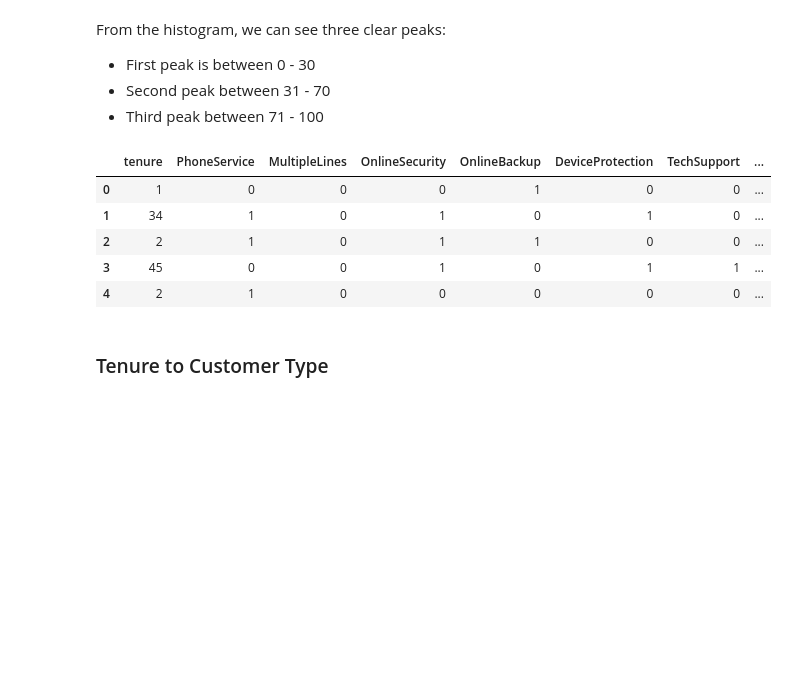
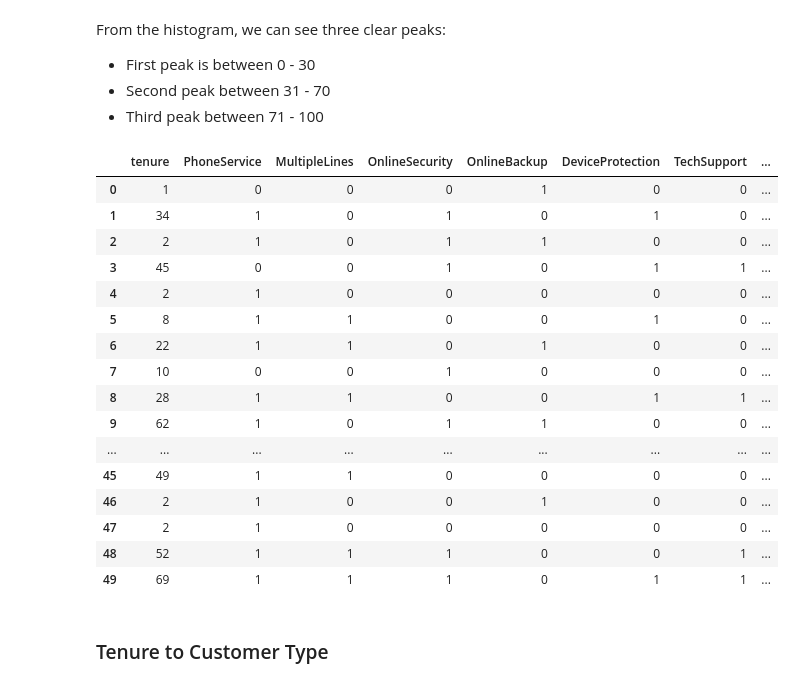
Before and after one commit to jacktorrealba/customer-churn, a Jupyter notebook: backend/notebooks/03_feature_engineering.ipynb, the cells around one changed output. Cells and saved outputs as stored; diff of their text form; code cells hidden in the pictures; blank space fills up the shorter version.

```diff
--- a/backend/notebooks/03_feature_engineering.ipynb
+++ b/backend/notebooks/03_feature_engineering.ipynb
@@ -131,26 +131,37 @@ From the histogram, we can see three clear peaks:
 # %%
 # define our bins
 bins = [0, 30, 70, 100, 120]
 
 """
     mapping our labels to numeric values
     1 - Basic
     2 - Mid-Tier
     3 - Premium
     4 - High-End
 """
 bin_labels = ['basic', 'mid_tier', 'premium', 'high_end']
 
 df_new['PackageTier'] = pd.cut(df_new['MonthlyCharges'], bins=bins, labels=bin_labels)
 
-df_new.head()
+df_new.head(50)
 # %% [output]
 |  | tenure | PhoneService | MultipleLines | OnlineSecurity | OnlineBackup | DeviceProtection | TechSupport | ... |
 | 0 | 1 | 0 | 0 | 0 | 1 | 0 | 0 | ... |
 | 1 | 34 | 1 | 0 | 1 | 0 | 1 | 0 | ... |
 | 2 | 2 | 1 | 0 | 1 | 1 | 0 | 0 | ... |
 | 3 | 45 | 0 | 0 | 1 | 0 | 1 | 1 | ... |
 | 4 | 2 | 1 | 0 | 0 | 0 | 0 | 0 | ... |
+| 5 | 8 | 1 | 1 | 0 | 0 | 1 | 0 | ... |
+| 6 | 22 | 1 | 1 | 0 | 1 | 0 | 0 | ... |
+| 7 | 10 | 0 | 0 | 1 | 0 | 0 | 0 | ... |
+| 8 | 28 | 1 | 1 | 0 | 0 | 1 | 1 | ... |
+| 9 | 62 | 1 | 0 | 1 | 1 | 0 | 0 | ... |
+| ... | ... | ... | ... | ... | ... | ... | ... | ... |
+| 45 | 49 | 1 | 1 | 0 | 0 | 0 | 0 | ... |
+| 46 | 2 | 1 | 0 | 0 | 1 | 0 | 0 | ... |
+| 47 | 2 | 1 | 0 | 0 | 0 | 0 | 0 | ... |
+| 48 | 52 | 1 | 1 | 1 | 0 | 0 | 1 | ... |
+| 49 | 69 | 1 | 1 | 1 | 0 | 1 | 1 | ... |
 # %% [markdown]
 ### Tenure to Customer Type
 # %%
```
Also changed, not shown: parts of 3 cells of this notebook, 15 other files.
